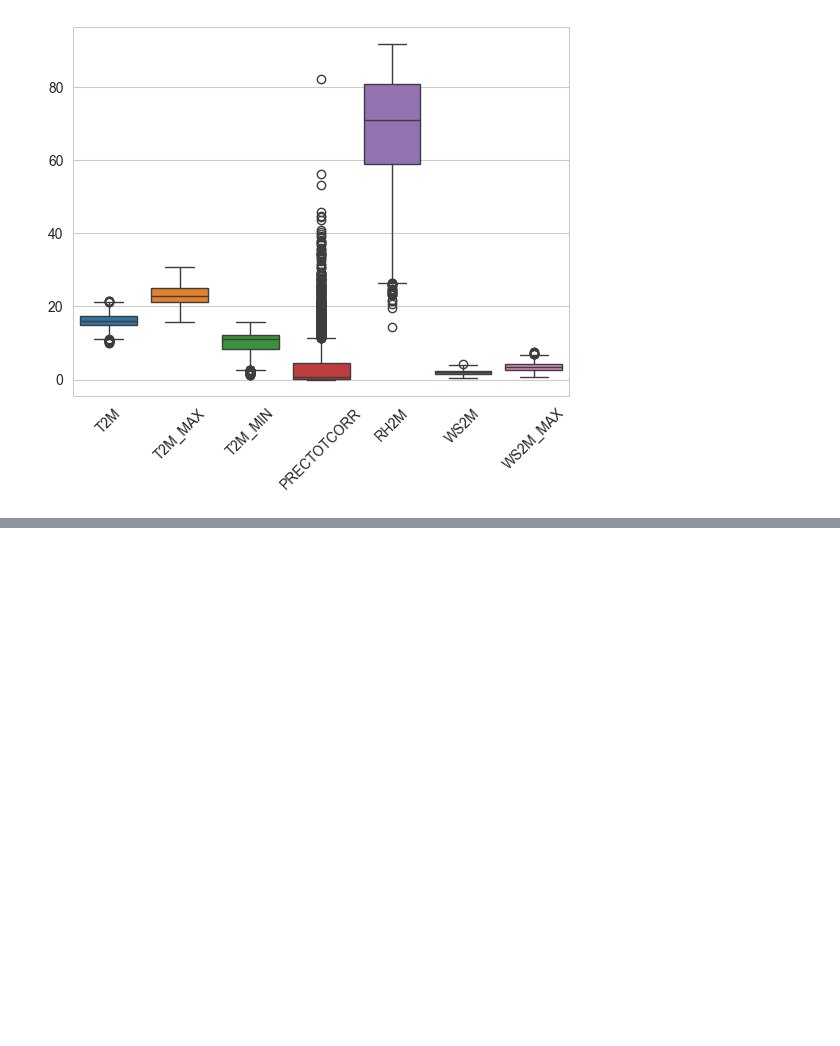
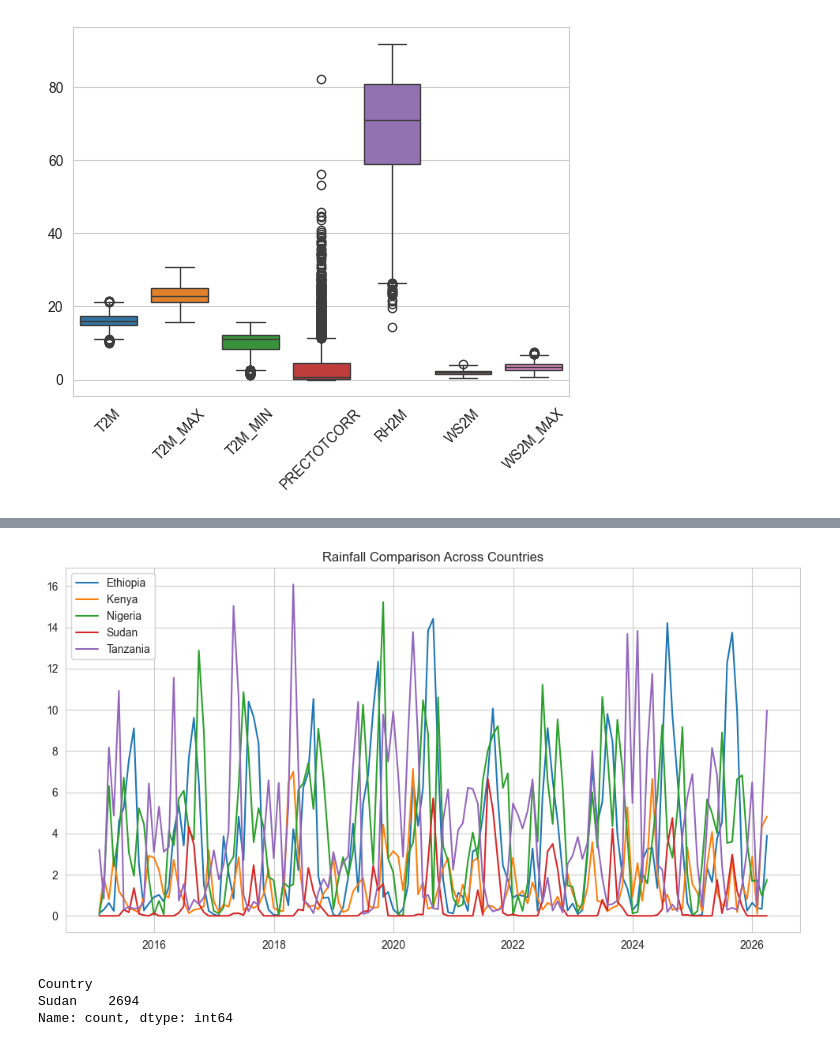
Before and after one commit to hiwiy/climate-challenge-week0, a Jupyter notebook: notebooks/ethiopia_eda.ipynb, the cells around one changed output, grey strips where cells are left out. Drawn from its saved outputs; the diff is of its cells as text; code cells hidden in the pictures; blank space fills up the shorter version.

```diff
--- a/notebooks/ethiopia_eda.ipynb
+++ b/notebooks/ethiopia_eda.ipynb
@@ -344,0 +396,12 @@ plt.show()
+# %%
+plt.figure(figsize=(12,6))
+
+for country in monthly["Country"].unique():
+    subset = monthly[monthly["Country"] == country]
+    plt.plot(subset["Date"], subset["PRECTOTCORR"], label=country)
+
+plt.legend()
+plt.title("Rainfall Comparison Across Countries")
+plt.show()
+# %% [output]
+[figure, added]
@@ -344,0 +410,6 @@ plt.show()
+# %%
+hot_days["Country"].value_counts()
+# %% [output]
+Country
+Sudan    2694
+Name: count, dtype: int64
```
Also changed, not shown: parts of 14 cells of this notebook.
